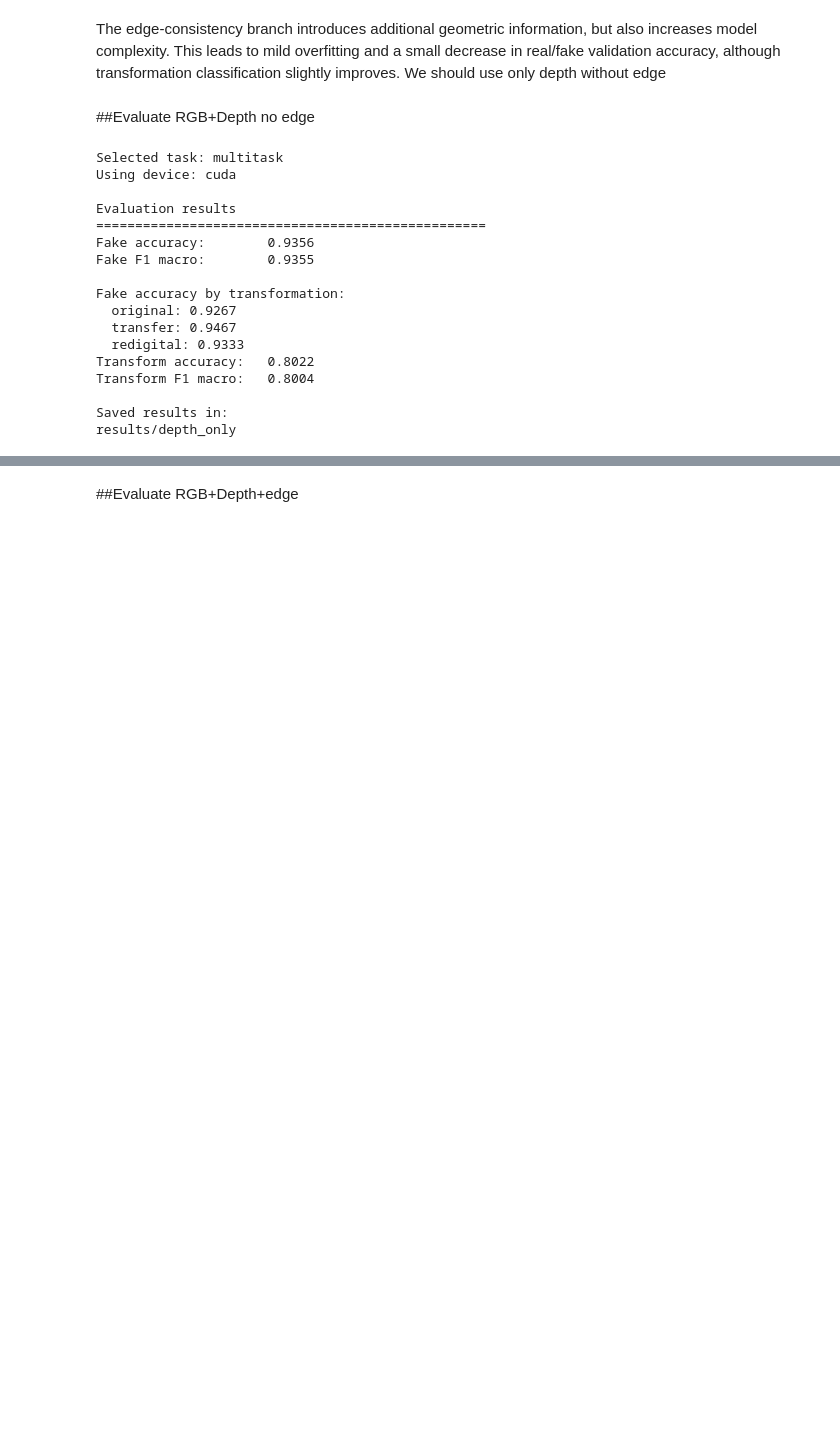
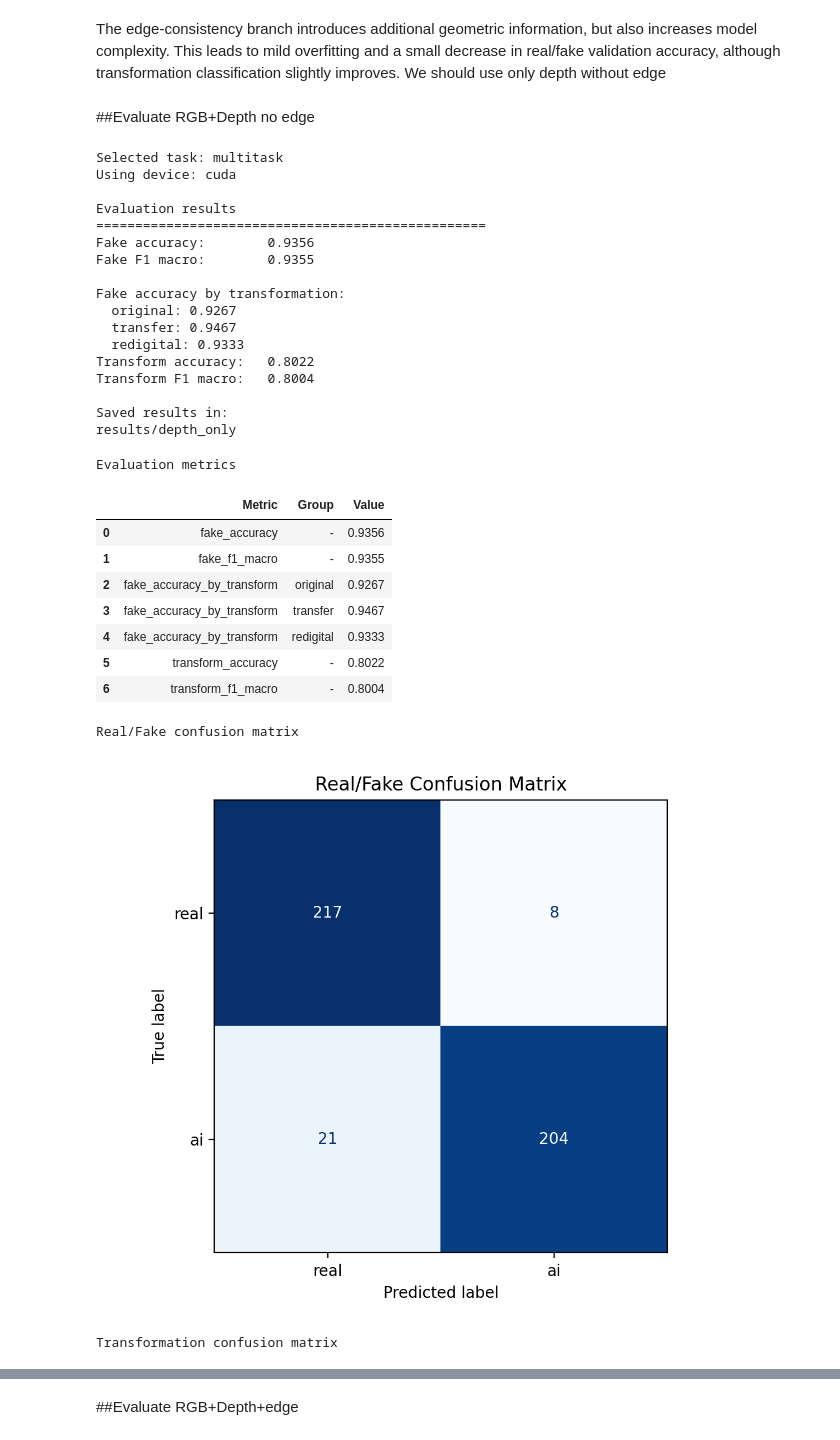
Before and after one commit to Alessandro-json/AI_PostProcessing_Detection, a Jupyter notebook: notebook.ipynb, the cells around one changed output, grey strips where cells are left out. Saved outputs shown, nothing was run; the diff lists cells and outputs as text; code cells hidden in the pictures; blank space fills up the shorter version.

Commit message:
small fixes evaluation

```diff
--- a/notebook.ipynb
+++ b/notebook.ipynb
@@ -877,3 +862,18 @@ Transform F1 macro:   0.8004
 
 Saved results in:
 results/depth_only
+# %%
+show_evaluation_outputs("results/depth_only")
+# %% [output]
+Evaluation metrics
+|  | Metric | Group | Value |
+| 0 | fake_accuracy | - | 0.9356 |
+| 1 | fake_f1_macro | - | 0.9355 |
+| 2 | fake_accuracy_by_transform | original | 0.9267 |
+| 3 | fake_accuracy_by_transform | transfer | 0.9467 |
+| 4 | fake_accuracy_by_transform | redigital | 0.9333 |
+| 5 | transform_accuracy | - | 0.8022 |
+| 6 | transform_f1_macro | - | 0.8004 |
+Real/Fake confusion matrix
+[figure, added]
+Transformation confusion matrix
```
Also changed, not shown: parts of 6 cells of this notebook.
